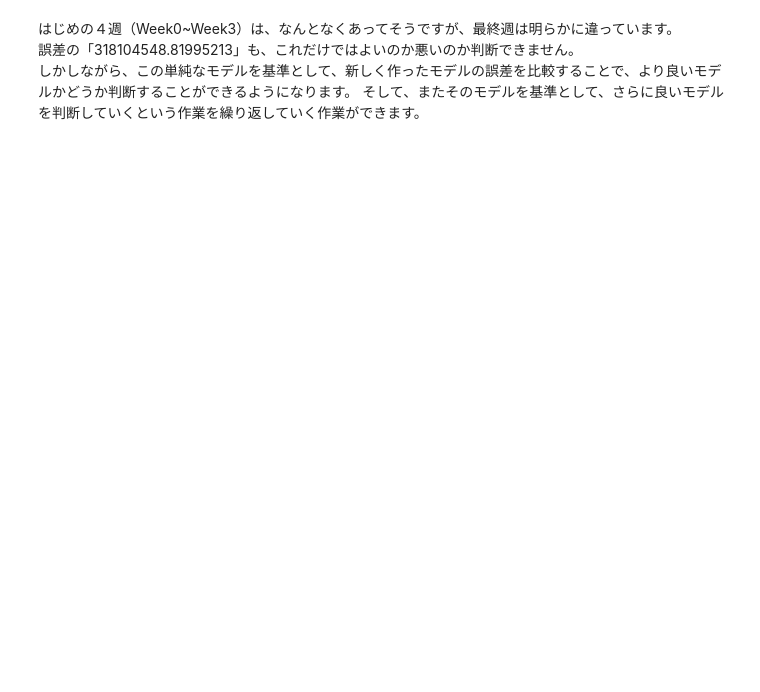
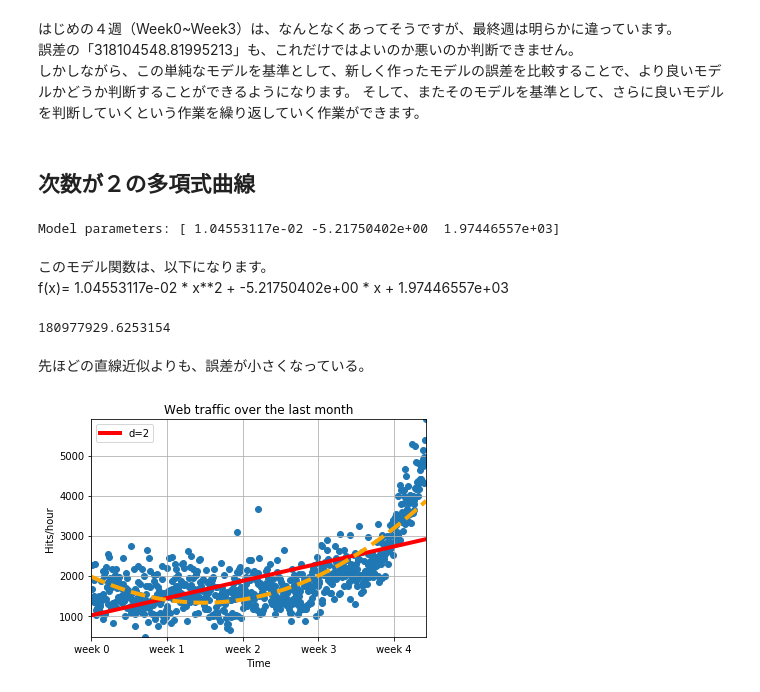
Before and after one commit to Junya-Bell-Wood/ml_tokyo_12, a Jupyter notebook: Chap01.ipynb, the cells around one changed output. Drawn from its saved outputs; the diff is of its cells as text; code cells hidden in the pictures; blank space fills up the shorter version.

```diff
--- a/Chap01.ipynb
+++ b/Chap01.ipynb
@@ -91,3 +91,45 @@ plt.show()
 誤差の「318104548.81995213」も、これだけではよいのか悪いのか判断できません。
 しかしながら、この単純なモデルを基準として、新しく作ったモデルの誤差を比較することで、より良いモデルかどうか判断することができるようになります。
 そして、またそのモデルを基準として、さらに良いモデルを判断していくという作業を繰り返していく作業ができます。
+# %% [markdown]
+## 次数が２の多項式曲線
+# %%
+#次数が２の多項式曲線（二次曲線）で近似してみる。
+fp2 = sp.polyfit(x,y,2)
+print("Model parameters: %s" % fp2)
+# %% [output]
+Model parameters: [ 1.04553117e-02 -5.21750402e+00  1.97446557e+03]
+# %% [markdown]
+このモデル関数は、以下になります。
+f(x)= 1.04553117e-02 * x**2 + -5.21750402e+00 * x + 1.97446557e+03
+# %%
+#求めたパラメータから、２次の多項式曲線モデル関数を作る。
+f2 = sp.poly1d(fp2)
+#誤差を求める。
+print(error(f2,x,y))
+# %% [output]
+180977929.6253154
+# %% [markdown]
+先ほどの直線近似よりも、誤差が小さくなっている。
+# %%
+plt.scatter(x,y)
+plt.title("Web traffic over the last month")
+plt.xlabel("Time")
+plt.ylabel("Hits/hour")
+plt.xticks([w*7*24 for w in range(10)],['week %i'%w for w in range(10)])
+plt.autoscale(tight=True)
+plt.grid()
+
+#f1()を使って、訓練データから学習したモデルを描画してみる。
+fx = sp.linspace(0,x[-1],1000) #プロット用に"x値"を生成
+plt.plot(fx,f1(fx),linewidth=4,c='red')
+plt.legend(["d=%i" % f1.order], loc="upper left")
+
+#f2()を使って、訓練データから学習したモデルを描画してみる。
+plt.plot(fx,f2(fx),linestyle="--",linewidth=4,c='orange')
+plt.legend(["d=%i" % f2.order], loc="upper left")
+
+
+plt.show()
+# %% [output]
+[figure, added]
```
Also changed, not shown: parts of 7 cells of this notebook.
